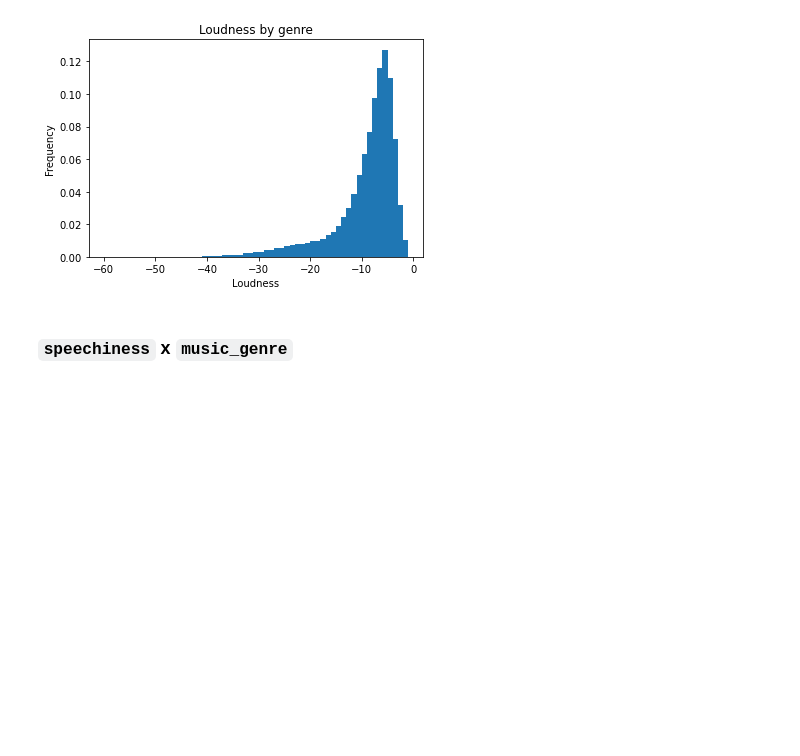
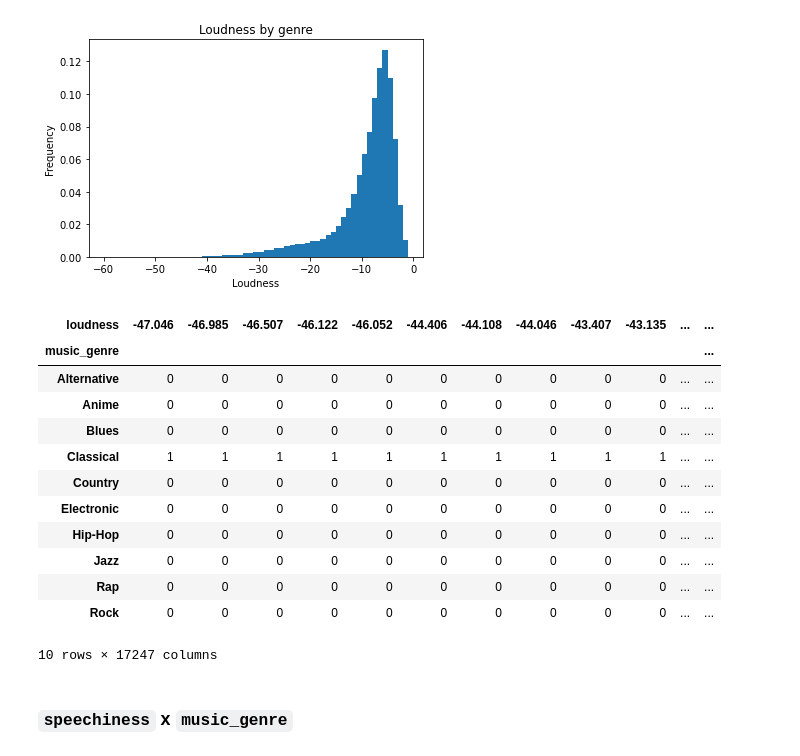
Before and after one commit to Gabriela321733/Projeto_2_Cdados, a Jupyter notebook: dados.ipynb, the cells around one changed output. Cells and saved outputs as stored; diff of their text form; code cells hidden in the pictures; blank space fills up the shorter version.

```diff
--- a/dados.ipynb
+++ b/dados.ipynb
@@ -217,6 +312,23 @@ plt.show()
 <Figure size 432x288 with 0 Axes>
 [figure]
 [figure]
+# %%
+# make a crosstab of the genre and the loudness
+pd.crosstab(df['music_genre'], df['loudness'])
+# %% [output]
+| loudness | -47.046 | -46.985 | -46.507 | -46.122 | -46.052 | -44.406 | -44.108 | -44.046 | -43.407 | -43.135 | ... | ... |
+| music_genre |  |  |  |  |  |  |  |  |  |  |  | ... |
+| Alternative | 0 | 0 | 0 | 0 | 0 | 0 | 0 | 0 | 0 | 0 | ... | ... |
+| Anime | 0 | 0 | 0 | 0 | 0 | 0 | 0 | 0 | 0 | 0 | ... | ... |
+| Blues | 0 | 0 | 0 | 0 | 0 | 0 | 0 | 0 | 0 | 0 | ... | ... |
+| Classical | 1 | 1 | 1 | 1 | 1 | 1 | 1 | 1 | 1 | 1 | ... | ... |
+| Country | 0 | 0 | 0 | 0 | 0 | 0 | 0 | 0 | 0 | 0 | ... | ... |
+| Electronic | 0 | 0 | 0 | 0 | 0 | 0 | 0 | 0 | 0 | 0 | ... | ... |
+| Hip-Hop | 0 | 0 | 0 | 0 | 0 | 0 | 0 | 0 | 0 | 0 | ... | ... |
+| Jazz | 0 | 0 | 0 | 0 | 0 | 0 | 0 | 0 | 0 | 0 | ... | ... |
+| Rap | 0 | 0 | 0 | 0 | 0 | 0 | 0 | 0 | 0 | 0 | ... | ... |
+| Rock | 0 | 0 | 0 | 0 | 0 | 0 | 0 | 0 | 0 | 0 | ... | ... |
+10 rows × 17247 columns
 # %% [markdown]
 ### `speechiness` x `music_genre`
 # %%
```
Also changed, not shown: parts of 11 cells of this notebook.
